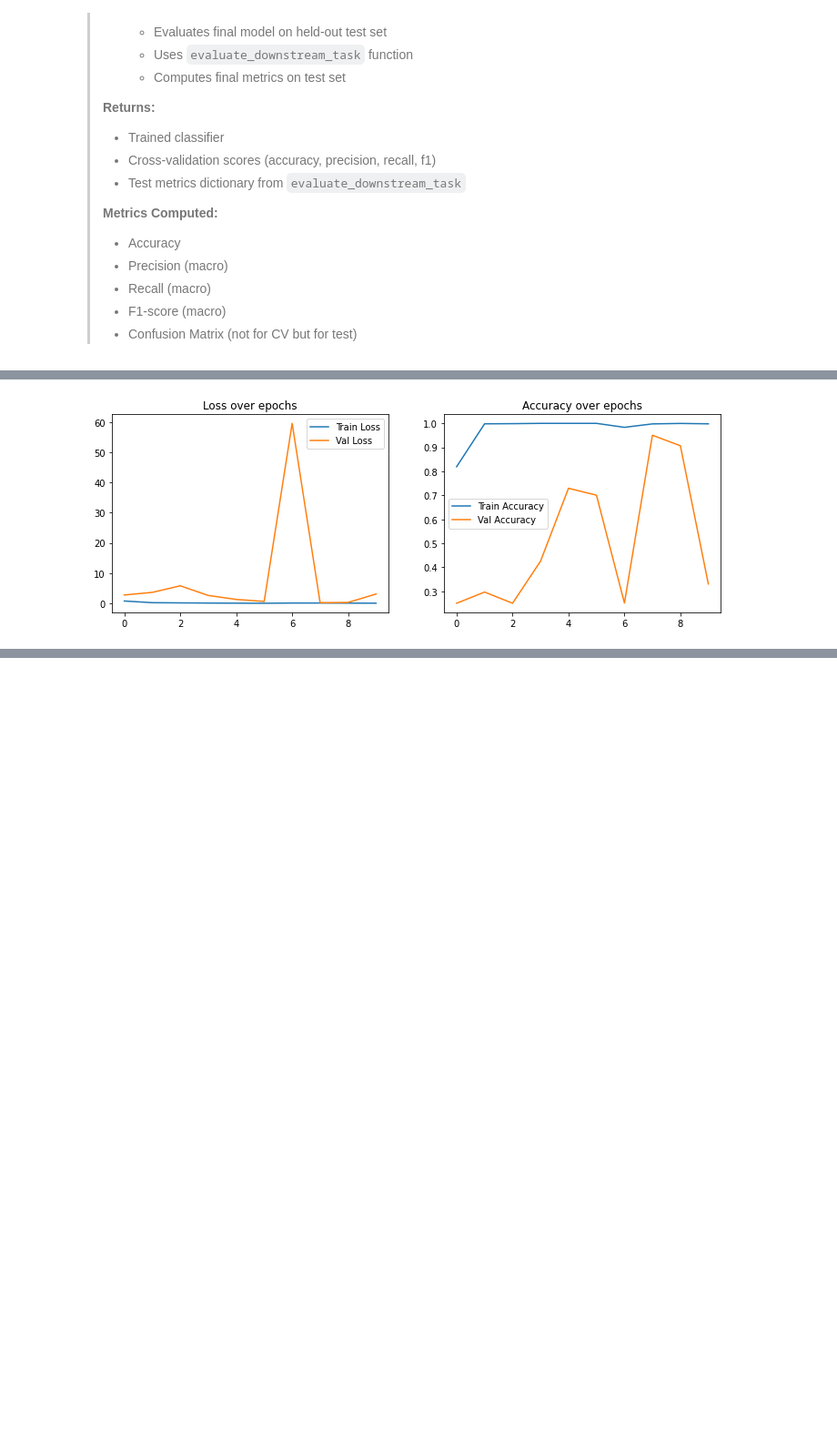
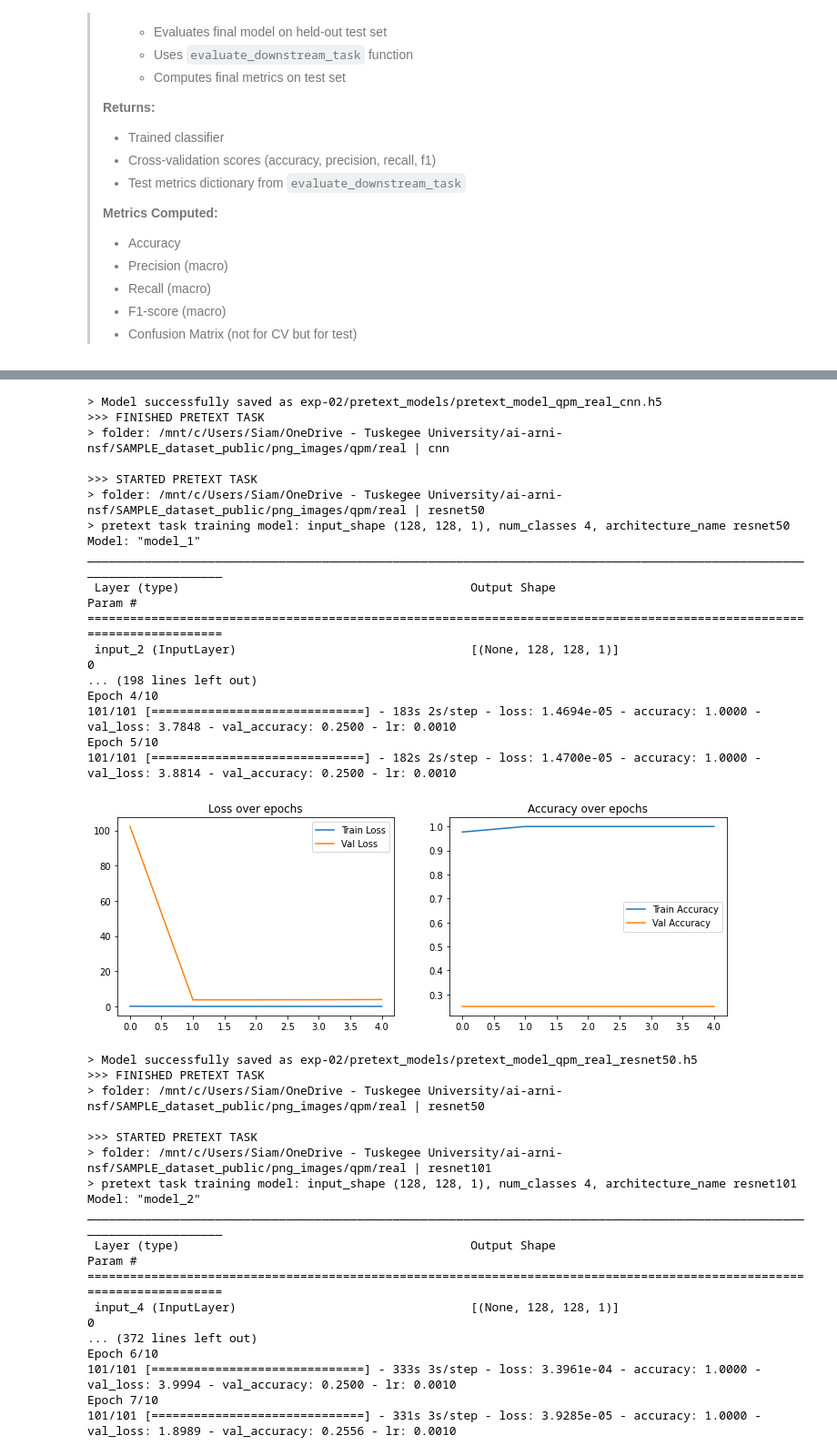
Before and after one commit to MdAlSiam/ssl-sar-atr, a Jupyter notebook: exp-02/exp-02.ipynb, the cells around one changed output, grey strips where cells are left out. Shown: that part at 91% size. Cells and saved outputs as stored; diff of their text form; code cells hidden in the pictures; blank space fills up the shorter version.

```diff
--- a/exp-02/exp-02.ipynb
+++ b/exp-02/exp-02.ipynb
@@ -666,14 +671,14 @@ def run_experiments(data_dirs, architecture_names, classifiers, pretext_trained=
     # Display and save results
     results_tracker.display_results()
 # %%
-if __name__ == "__main__":
-    set_random_seeds()
 
-    run_experiments(
-        data_dirs=data_dirs[:1],
-        architecture_names=architecture_names,
-        classifiers=classifiers
-    )
+set_random_seeds()
+
+run_experiments(
+    data_dirs=data_dirs[:1],
+    architecture_names=architecture_names,
+    classifiers=classifiers
+)
 # %% [output]
 Data Distribution:
   Class      Total      Train       Test
@@ -695 +701,0 @@ Epoch 10/10
-[figure]
@@ -713,0 +724,35 @@ KeyboardInterrupt:
+> Model successfully saved as exp-02/pretext_models/pretext_model_qpm_real_cnn.h5
+>>> FINISHED PRETEXT TASK
+> folder: /mnt/c/Users/Siam/OneDrive - Tuskegee University/ai-arni-nsf/SAMPLE_dataset_public/png_images/qpm/real | cnn
+
+>>> STARTED PRETEXT TASK
+> folder: /mnt/c/Users/Siam/OneDrive - Tuskegee University/ai-arni-nsf/SAMPLE_dataset_public/png_images/qpm/real | resnet50
+> pretext task training model: input_shape (128, 128, 1), num_classes 4, architecture_name resnet50
+Model: "model_1"
+________________________________________________________________________________________________________________________
+ Layer (type)                                         Output Shape                                    Param #
+========================================================================================================================
+ input_2 (InputLayer)                                 [(None, 128, 128, 1)]                           0
+... (198 lines left out)
+Epoch 4/10
+101/101 [==============================] - 183s 2s/step - loss: 1.4694e-05 - accuracy: 1.0000 - val_loss: 3.7848 - val_accuracy: 0.2500 - lr: 0.0010
+Epoch 5/10
+101/101 [==============================] - 182s 2s/step - loss: 1.4700e-05 - accuracy: 1.0000 - val_loss: 3.8814 - val_accuracy: 0.2500 - lr: 0.0010
+[figure, added]
+> Model successfully saved as exp-02/pretext_models/pretext_model_qpm_real_resnet50.h5
+>>> FINISHED PRETEXT TASK
+> folder: /mnt/c/Users/Siam/OneDrive - Tuskegee University/ai-arni-nsf/SAMPLE_dataset_public/png_images/qpm/real | resnet50
+
+>>> STARTED PRETEXT TASK
+> folder: /mnt/c/Users/Siam/OneDrive - Tuskegee University/ai-arni-nsf/SAMPLE_dataset_public/png_images/qpm/real | resnet101
+> pretext task training model: input_shape (128, 128, 1), num_classes 4, architecture_name resnet101
+Model: "model_2"
+________________________________________________________________________________________________________________________
+ Layer (type)                                         Output Shape                                    Param #
+========================================================================================================================
+ input_4 (InputLayer)                                 [(None, 128, 128, 1)]                           0
+... (372 lines left out)
+Epoch 6/10
+101/101 [==============================] - 333s 3s/step - loss: 3.3961e-04 - accuracy: 1.0000 - val_loss: 3.9994 - val_accuracy: 0.2500 - lr: 0.0010
+Epoch 7/10
+101/101 [==============================] - 331s 3s/step - loss: 3.9285e-05 - accuracy: 1.0000 - val_loss: 1.8989 - val_accuracy: 0.2556 - lr: 0.0010
```
Also changed, not shown: parts of 7 cells of this notebook, 10 other files.
